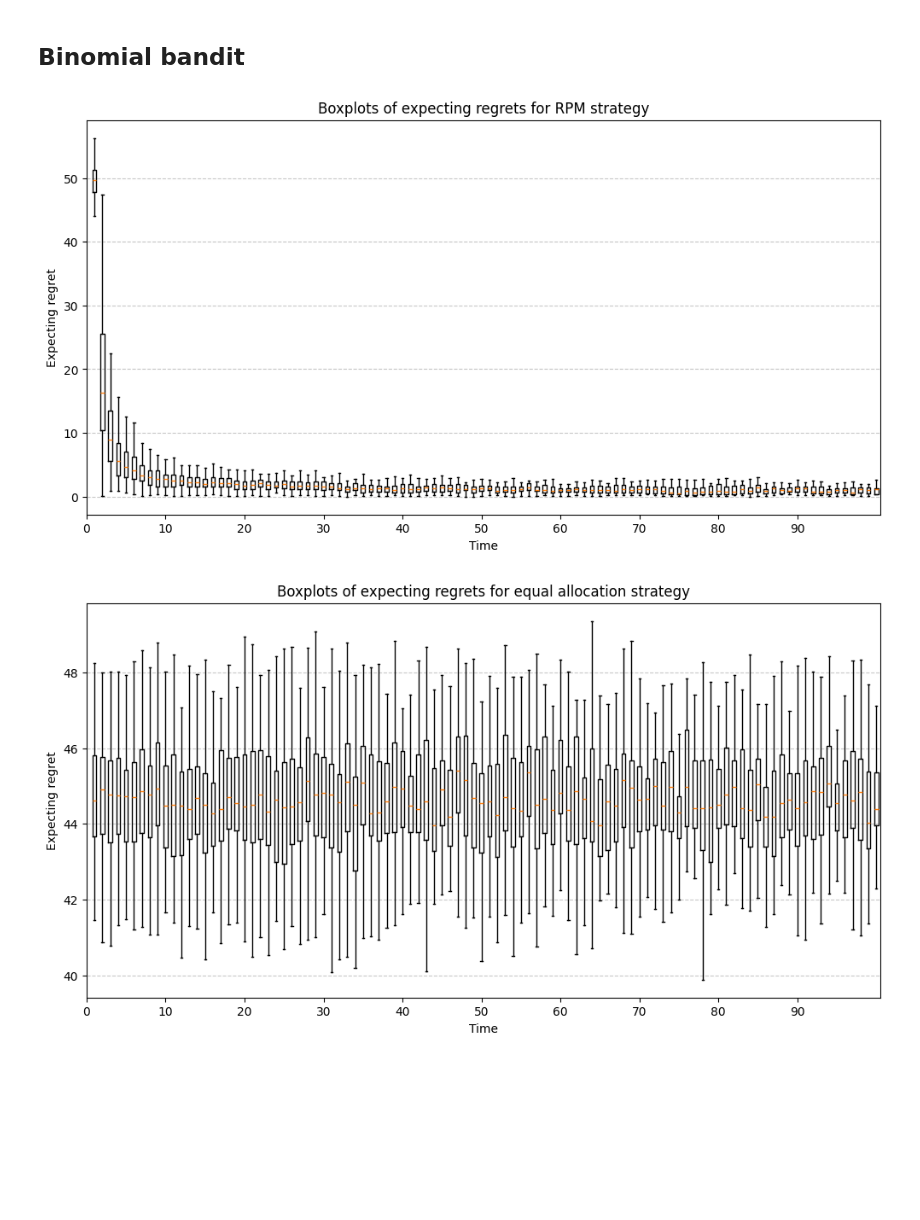
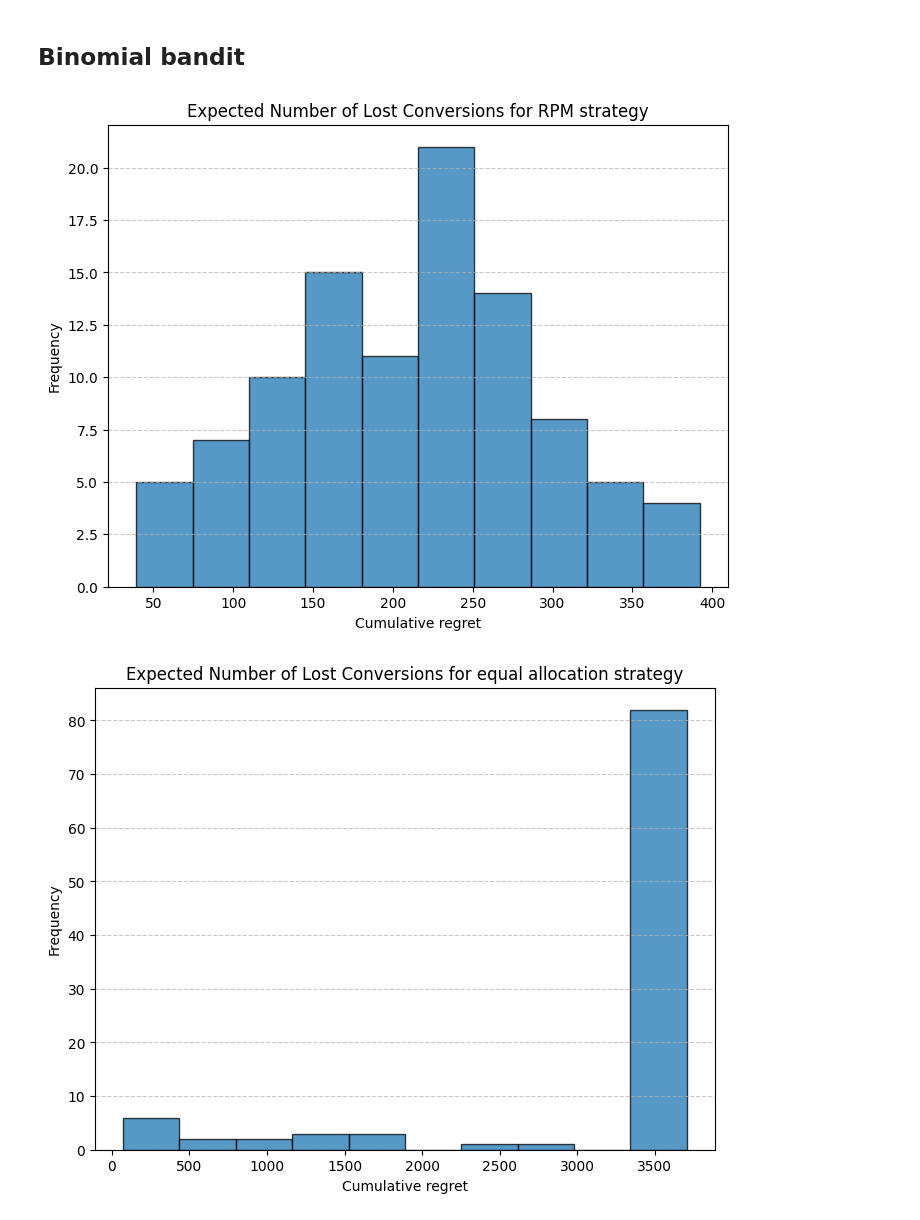
Before and after one commit to mchabrol/Bayesian-Statistics-, a Jupyter notebook: RPM.ipynb, the cells around one changed output. Cells and saved outputs as stored; diff of their text form; code cells hidden in the pictures; blank space fills up the shorter version.

Commit message:
add histogram

```diff
--- a/RPM.ipynb
+++ b/RPM.ipynb
@@ -67,6 +67,7 @@ def run_experiment(n_arms, n_trials, true_success_probs, strategy="rpm"):
     Y_t[champion_index] = np.sum(prior_obs)
 
     regrets = []
+    cumulative_regret = 0
 
     for t in range(1, n_trials + 1):
         n_observations = np.random.poisson(1000)
@@ -91,12 +92,13 @@ def run_experiment(n_arms, n_trials, true_success_probs, strategy="rpm"):
 
             regret_t +=  n_t[a]*(optimal_reward - true_success_probs[a])
         regrets.append(regret_t)
+        cumulative_regret += regret_t
 
         if max(win_probs)>0.95:
             break
 
 
-    return regrets
+    return regrets, cumulative_regret
 # %%
 import numpy as np
 import matplotlib.pyplot as plt
@@ -111,45 +113,70 @@ n_experiments = 100
 true_success_probs = np.random.uniform(0, 1/10, n_arms)
 
 rpm_regrets = []
+rpm_cumulative_regrets = []
 equal_allocation_regrets = []
+equal_allocation_cumulative_regrets = []
+
 
 for _ in range(n_experiments):
-    rpm_regrets.append(run_experiment(n_arms, n_trials, true_success_probs, strategy="rpm"))
-    equal_allocation_regrets.append(run_experiment(n_arms, n_trials, true_success_probs, strategy="equal allocation"))
+    rpm_regret, rpm_cumulative_regret = run_experiment(n_arms, n_trials, true_success_probs, strategy="rpm")
+    rpm_regrets.append(rpm_regret)
+    rpm_cumulative_regrets.append(rpm_cumulative_regret)
+
+    equal_allocation_regret, equal_allocation_cumulative_regret = run_experiment(n_arms, n_trials, true_success_probs, strategy="equal allocation")
+    equal_allocation_regrets.append(equal_allocation_regret)
+    equal_allocation_cumulative_regrets.append(equal_allocation_cumulative_regret)
 
 
+
+# Tracer l'histogramme
+plt.figure(figsize=(8, 6))
+plt.hist(rpm_cumulative_regrets, bins=10, edgecolor='black', alpha=0.75)
+plt.title("Expected Number of Lost Conversions for RPM strategy")
+plt.xlabel("Cumulative regret")
+plt.ylabel("Frequency")
+plt.grid(axis='y', linestyle='--', alpha=0.7)
+plt.show()
+
+# Tracer l'histogramme
+plt.figure(figsize=(8, 6))
+plt.hist(equal_allocation_cumulative_regrets, bins=10, edgecolor='black', alpha=0.75)
+plt.title("Expected Number of Lost Conversions for equal allocation strategy")
+plt.xlabel("Cumulative regret")
+plt.ylabel("Frequency")
+plt.grid(axis='y', linestyle='--', alpha=0.7)
+plt.show()
 
 # Regrouper les données par période
 def group_by_period(experiment_data):
   period_data = [[] for _ in range(max(len(lst) for lst in experiment_data))]
   for lst in experiment_data:
       for i, value in enumerate(lst):
           period_data[i].append(value)
   return period_data
-
 rpm_period_data = group_by_period(rpm_regrets)
 equal_allocation_period_data = group_by_period(equal_allocation_regrets)
 
 
 # Créer le boxplot
 plt.figure(figsize=(12, 6))
 plt.boxplot(rpm_period_data, showfliers=False)  # showfliers=False pour ne pas afficher les outliers
 plt.title("Boxplots of expecting regrets for RPM strategy")
 plt.xlabel("Time")
 plt.ylabel("Expecting regret")
 plt.xticks(ticks=range(0, 100, 10), labels=range(0, 100, 10))
 plt.grid(axis='y', linestyle='--', alpha=0.7)
 plt.show()
 
 # Créer le boxplot
 plt.figure(figsize=(12, 6))
 plt.boxplot(equal_allocation_period_data, showfliers=False)  # showfliers=False pour ne pas afficher les outliers
 plt.title("Boxplots of expecting regrets for equal allocation strategy")
 plt.xlabel("Time")
-plt.ylabel("Expecting regret")
+plt.ylabel("Valeurs")
 plt.xticks(ticks=range(0, 100, 10), labels=range(0, 100, 10))
 plt.grid(axis='y', linestyle='--', alpha=0.7)
 plt.show()
 # %% [output]
-[figure, old version]
+[figure, new version]
-[figure, old version]
+[figure, new version]
```
Also changed, not shown: parts of 1 cell of this notebook.
